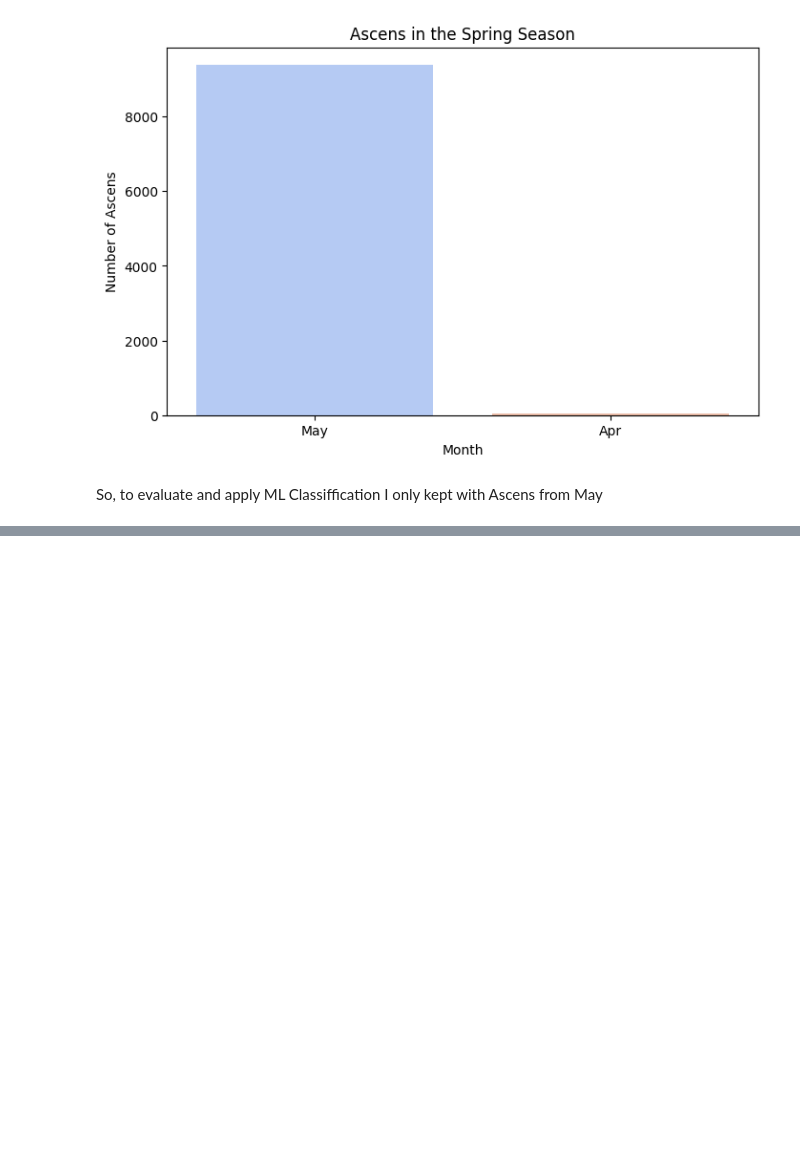
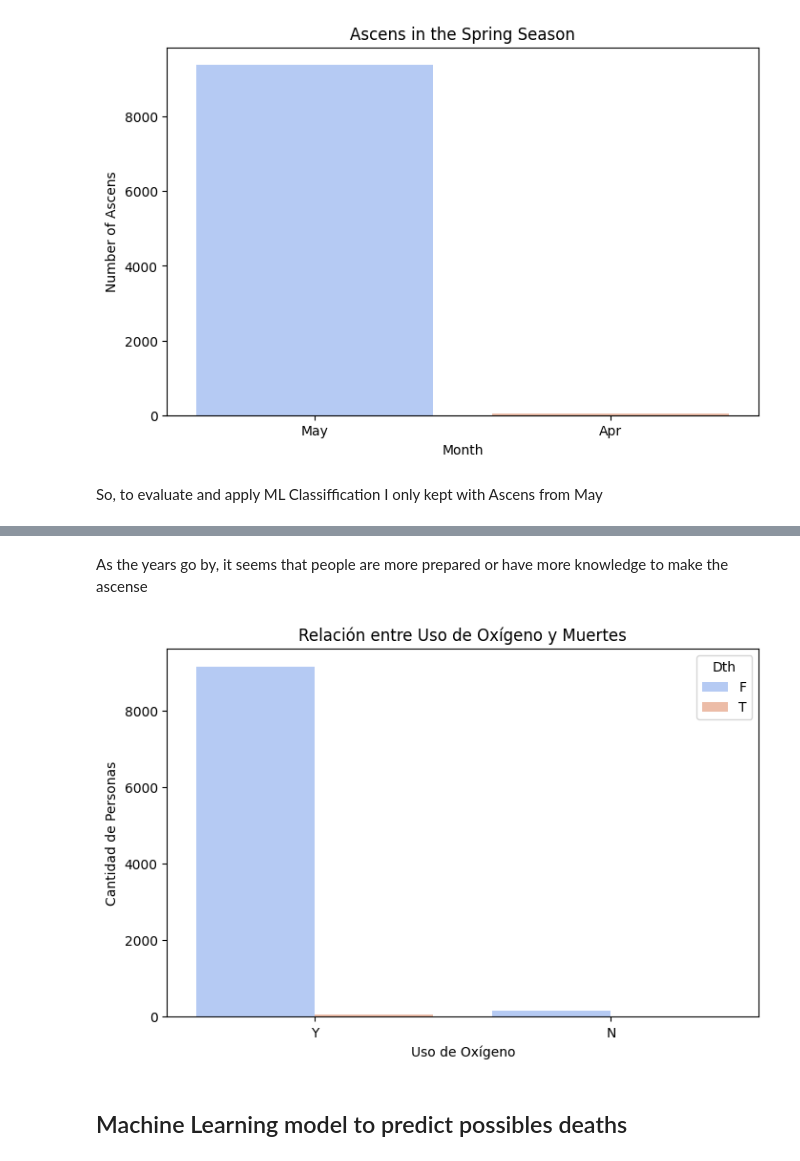
Before and after one commit to Colo07/MtEverestAscentAnalysis, a Jupyter notebook: EverestAscent.ipynb, the cells around one changed output, grey strips where cells are left out. Saved outputs shown, nothing was run; the diff lists cells and outputs as text; code cells hidden in the pictures; blank space fills up the shorter version.

```diff
--- a/EverestAscent.ipynb
+++ b/EverestAscent.ipynb
@@ -311,0 +331,15 @@ Passing `palette` without assigning `hue` is deprecated and will be removed in v
+# %% [markdown]
+As the years go by, it seems that people are more prepared or have more knowledge to make the ascense
+# %%
+plt.figure(figsize=(8,5))
+sns.countplot(data=df, x='Oxy', hue='Dth', palette='coolwarm')
+
+plt.xlabel("Uso de Oxígeno")
+plt.ylabel("Cantidad de Personas")
+plt.title("Relación entre Uso de Oxígeno y Muertes")
+
+plt.show()
+# %% [output]
+[figure, added]
+# %% [markdown]
+## Machine Learning model to predict possibles deaths
```
Also changed, not shown: parts of 13 cells of this notebook, 1 other file.
